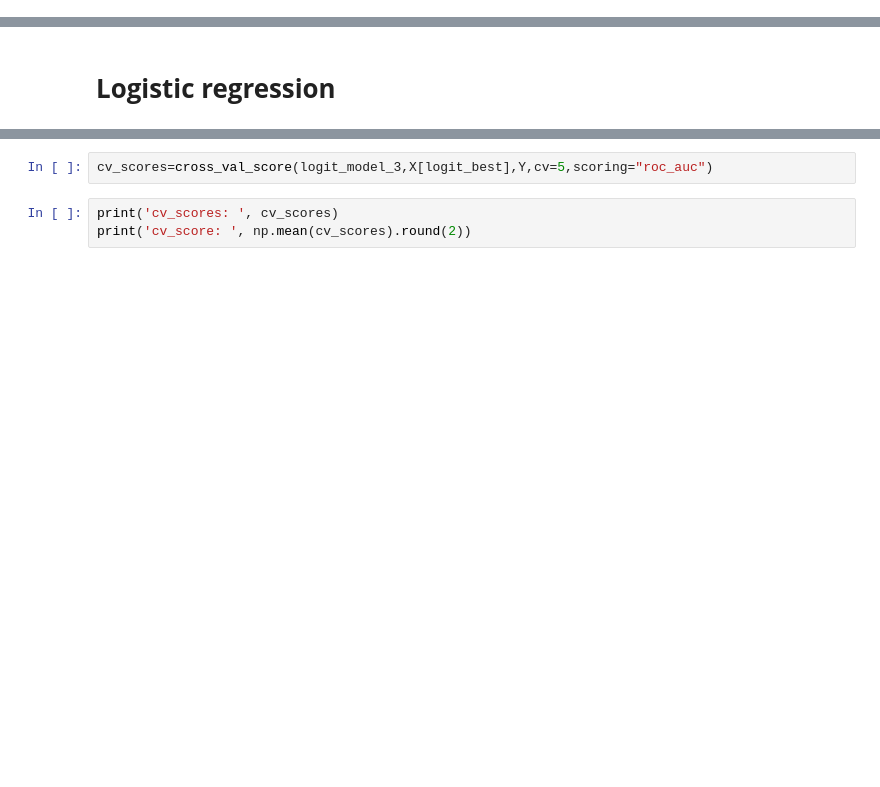
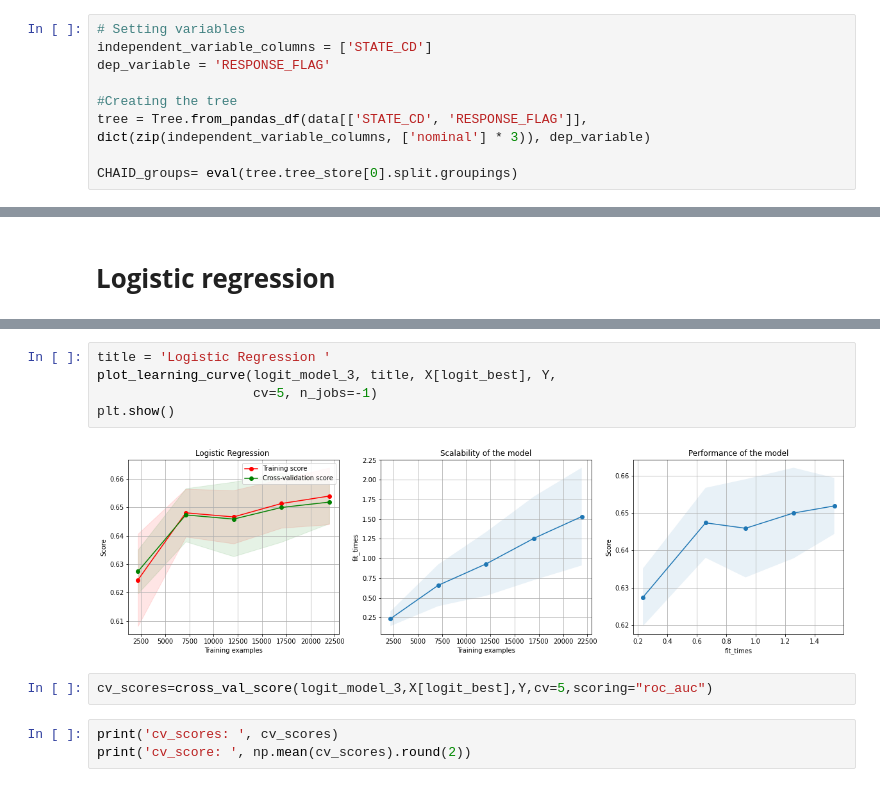
Before and after one commit to vlad-yeghiazaryan/BA_Group_Project_Sample_Data_Analysis, a Jupyter notebook: Group_Project_Sample_Data_Analysis.ipynb, the cells around one changed output, grey strips where cells are left out. Cells and saved outputs as stored; diff of their text form; blank space fills up the shorter version.

```diff
--- a/Group_Project_Sample_Data_Analysis.ipynb
+++ b/Group_Project_Sample_Data_Analysis.ipynb
@@ -302,0 +305,9 @@ dtype: int64
+# %%
+# Setting variables
+independent_variable_columns = ['STATE_CD']
+dep_variable = 'RESPONSE_FLAG'
+
+#Creating the tree
+tree = Tree.from_pandas_df(data[['STATE_CD', 'RESPONSE_FLAG']], dict(zip(independent_variable_columns, ['nominal'] * 3)), dep_variable)
+
+CHAID_groups= eval(tree.tree_store[0].split.groupings)
@@ -576,5 +726,12 @@ weighted avg       0.79      0.63      0.68      6850
 
 -------------------------
+# %%
+title = 'Logistic Regression '
+plot_learning_curve(logit_model_3, title, X[logit_best], Y,
+                    cv=5, n_jobs=-1)
+plt.show()
+# %% [output]
+[figure, added]
 # %%
 cv_scores=cross_val_score(logit_model_3,X[logit_best],Y,cv=5,scoring="roc_auc")
 # %%
```
Also changed, not shown: parts of 19 cells of this notebook.
